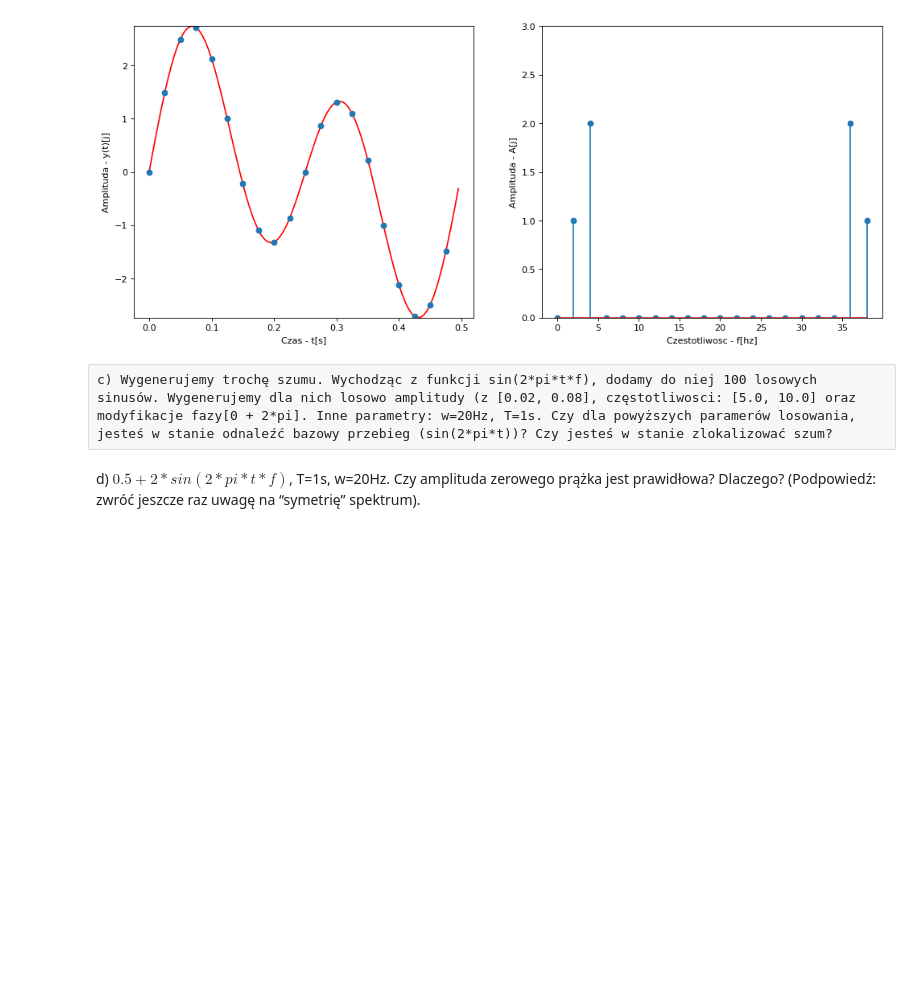
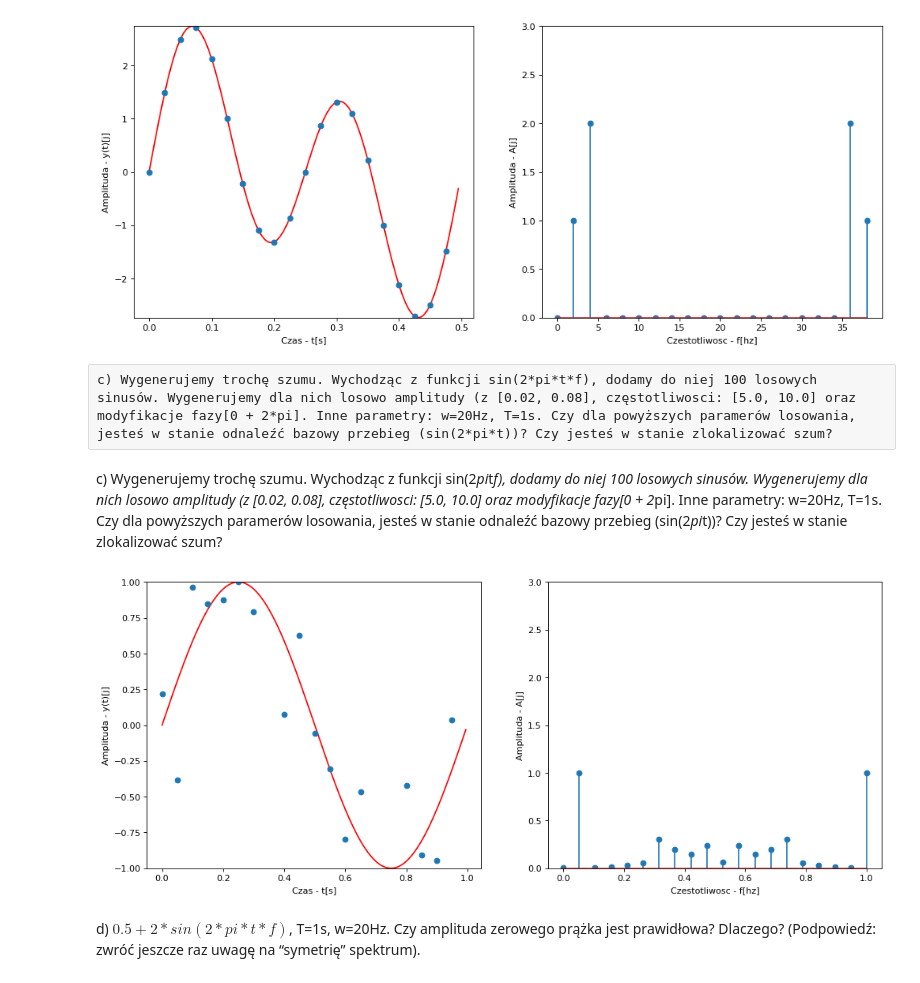
Before and after one commit to feliksczart/kck, a Jupyter notebook: Sygnaly1/Sygnaly-Lab1-clear.ipynb, the cells around one changed output. Saved outputs shown, nothing was run; the diff lists cells and outputs as text; code cells hidden in the pictures; blank space fills up the shorter version.

```diff
--- a/Sygnaly1/Sygnaly-Lab1-clear.ipynb
+++ b/Sygnaly1/Sygnaly-Lab1-clear.ipynb
@@ -314,3 +320,5 @@ func_mod()
 [figure]
 # %% [raw]
 c) Wygenerujemy trochę szumu. Wychodząc z funkcji sin(2*pi*t*f), dodamy do niej 100 losowych sinusów. Wygenerujemy dla nich losowo amplitudy (z [0.02, 0.08], częstotliwosci: [5.0, 10.0] oraz modyfikacje fazy[0 + 2*pi]. Inne parametry: w=20Hz, T=1s. Czy dla powyższych paramerów losowania, jesteś w stanie odnaleźć bazowy przebieg (sin(2*pi*t))? Czy jesteś w stanie zlokalizować szum?
+# %% [markdown]
+c) Wygenerujemy trochę szumu. Wychodząc z funkcji sin(2*pi*t*f), dodamy do niej 100 losowych sinusów. Wygenerujemy dla nich losowo amplitudy (z [0.02, 0.08], częstotliwosci: [5.0, 10.0] oraz modyfikacje fazy[0 + 2*pi]. Inne parametry: w=20Hz, T=1s. Czy dla powyższych paramerów losowania, jesteś w stanie odnaleźć bazowy przebieg (sin(2*pi*t))? Czy jesteś w stanie zlokalizować szum?
@@ -317,3 +371,7 @@ c) Wygenerujemy trochę szumu. Wychodząc z funkcji sin(2*pi*t*f), dodamy do nie
+# %%
+szum(w=20,f=1)
+# %% [output]
+[figure, added]
 # %% [markdown]
 d) $0.5 + 2*sin(2*pi*t*f)$, T=1s, w=20Hz. Czy amplituda zerowego prążka jest prawidłowa? Dlaczego? (Podpowiedź: zwróć jeszcze raz uwagę na “symetrię” spektrum).
 # %%
```
Also changed, not shown: parts of 12 cells of this notebook, 2 other files.
